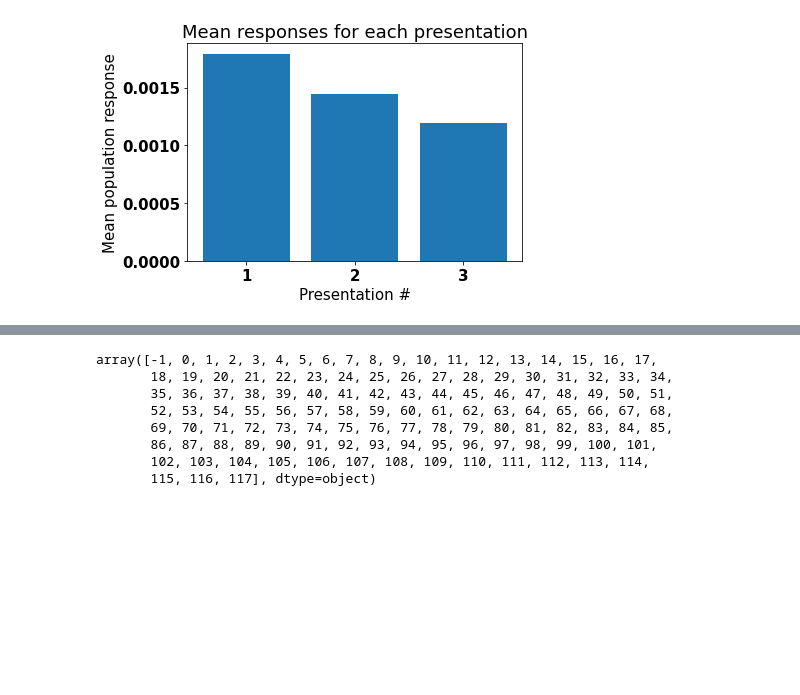
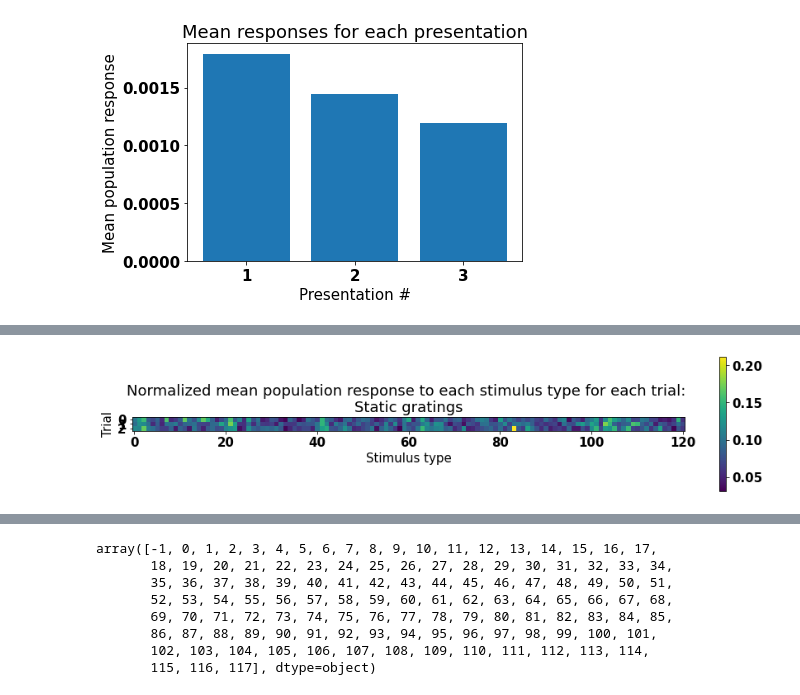
Before and after one commit to naomi-martin/swdb-representational-drift, a Jupyter notebook: code/mean_responses.ipynb, the cells around one changed output, grey strips where cells are left out. Saved outputs shown, nothing was run; the diff lists cells and outputs as text; code cells hidden in the pictures; blank space fills up the shorter version.

```diff
--- a/code/mean_responses.ipynb
+++ b/code/mean_responses.ipynb
@@ -275,3 +359,14 @@ plt.show()
+# %%
+fig, ax = plt.subplots(figsize = (15,3))
+im = ax.imshow(norm_heatmap_array_sg)
+fig.colorbar(im, ax=ax)
+ax.set_yticks([0,1,2])
+ax.set_ylabel("Trial")
+ax.set_xlabel("Stimulus type")
+ax.set_title("Normalized mean population response to each stimulus type for each trial: \nStatic gratings")
+plt.show()
+# %% [output]
+[figure, added]
 # %%
 # Natural scenes, session 2
 # %%
```
Also changed, not shown: parts of 47 cells of this notebook, 5 other files.
